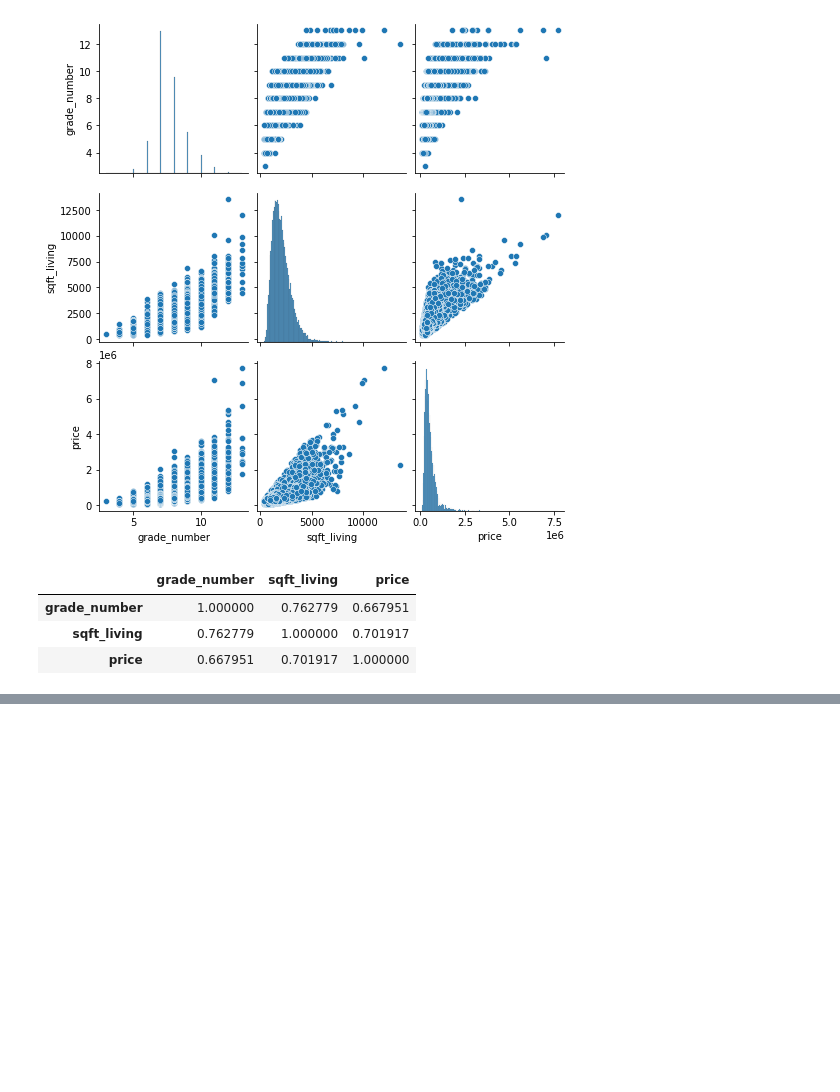
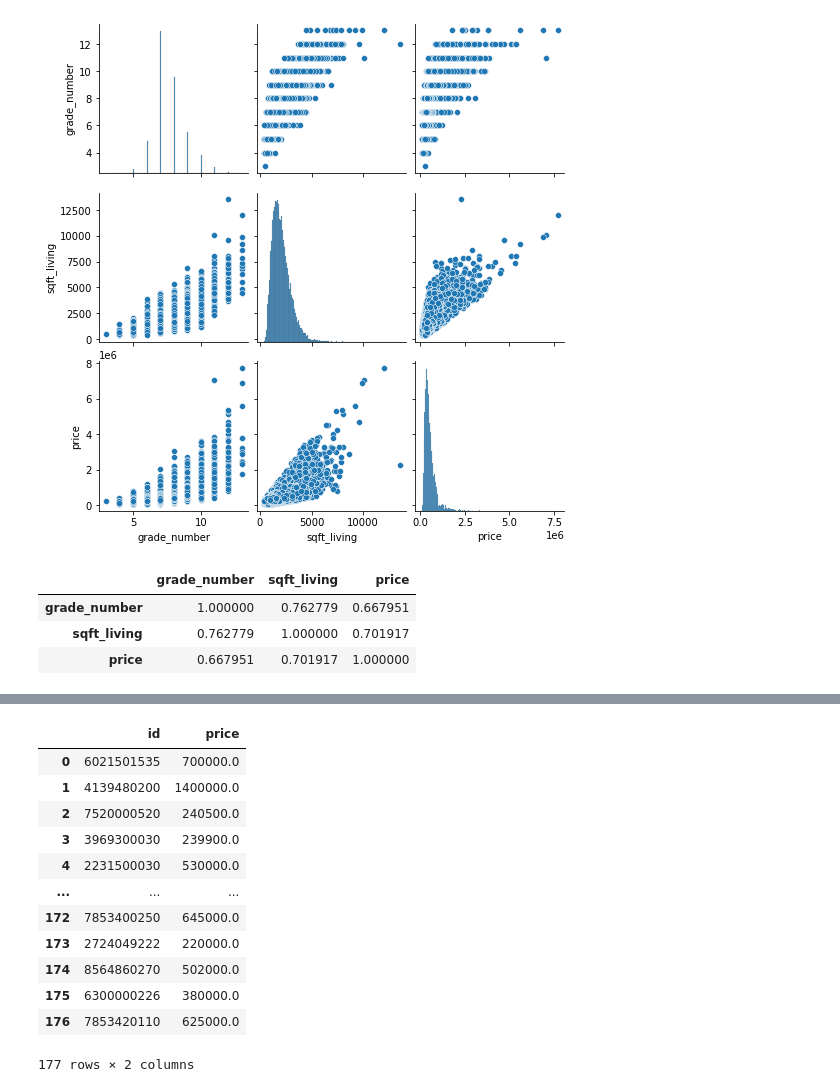
Before and after one commit to hanis-z/King-County-Millenial-homeowner-program, a Jupyter notebook: individualNotebooks/Kyle notebook.ipynb, the cells around one changed output, grey strips where cells are left out. Drawn from its saved outputs; the diff is of its cells as text; code cells hidden in the pictures; blank space fills up the shorter version.

```diff
--- a/individualNotebooks/Kyle notebook.ipynb
+++ b/individualNotebooks/Kyle notebook.ipynb
@@ -250,0 +300,16 @@ strong multicollinearity or other numerical problems.
+# %%
+resale_price_df
+# %% [output]
+|  | id | price |
+| 0 | 6021501535 | 700000.0 |
+| 1 | 4139480200 | 1400000.0 |
+| 2 | 7520000520 | 240500.0 |
+| 3 | 3969300030 | 239900.0 |
+| 4 | 2231500030 | 530000.0 |
+| ... | ... | ... |
+| 172 | 7853400250 | 645000.0 |
+| 173 | 2724049222 | 220000.0 |
+| 174 | 8564860270 | 502000.0 |
+| 175 | 6300000226 | 380000.0 |
+| 176 | 7853420110 | 625000.0 |
+177 rows × 2 columns
```
Also changed, not shown: parts of 22 cells of this notebook.
